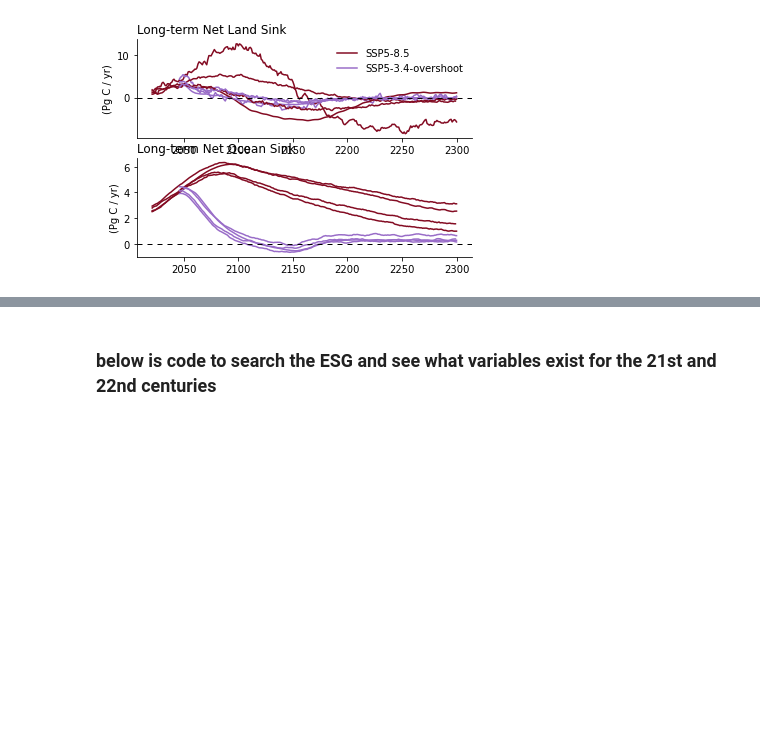
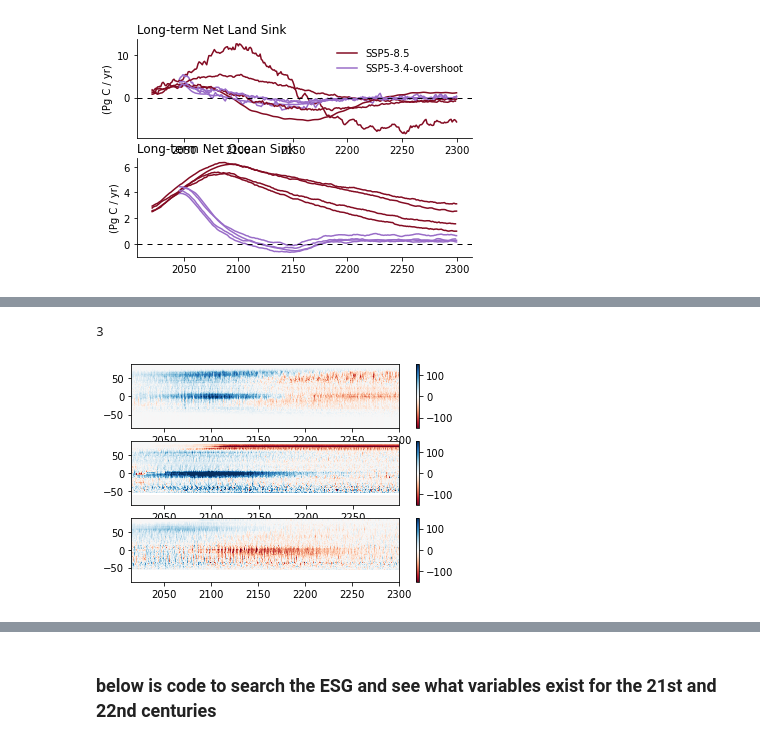
Before and after one commit to ckoven/longterm_carboncycle_three_ssps, a Jupyter notebook: longterm_carboncycle.ipynb, the cells around one changed output, grey strips where cells are left out. Cells and saved outputs as stored; diff of their text form; code cells hidden in the pictures; blank space fills up the shorter version.

```diff
--- a/longterm_carboncycle.ipynb
+++ b/longterm_carboncycle.ipynb
@@ -353,0 +403,18 @@ ax.spines['top'].set_visible(False)
+# %%
+### plot zonal-mean fields of NBP over time
+max_val = 150 #saturating color in g C / m2 / yr
+n_gridded = 0
+for model_i in range(nmodels):
+    if globally_gridded[model_i]:
+        n_gridded = n_gridded+1
+print(n_gridded)
+fig, axs = plt.subplots(n_gridded)
+idx = -1
+for model_i in range(nmodels):
+    if globally_gridded[model_i]:
+        idx = idx+1
+        c = axs[idx].pcolormesh(np.arange(len(zonal_mean_anual_nbp_list[model_i][0].time))+2015, zonal_mean_anual_nbp_list[model_i][0].lat, zonal_mean_anual_nbp_list[model_i][0].transpose()*86400.*365.*1e3, rasterized=True, vmin=-max_val, vmax=max_val, cmap='RdBu')
+        fig.colorbar(c, ax=axs[idx])
+# %% [output]
+3
+[figure, added]
```
Also changed, not shown: parts of 5 cells of this notebook.
